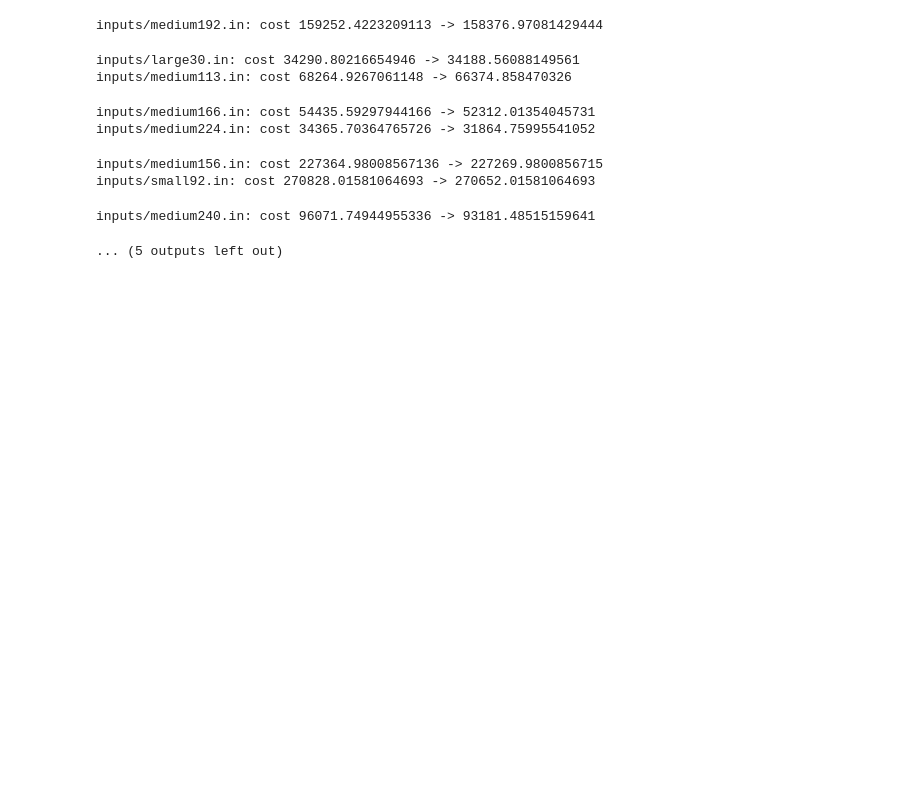
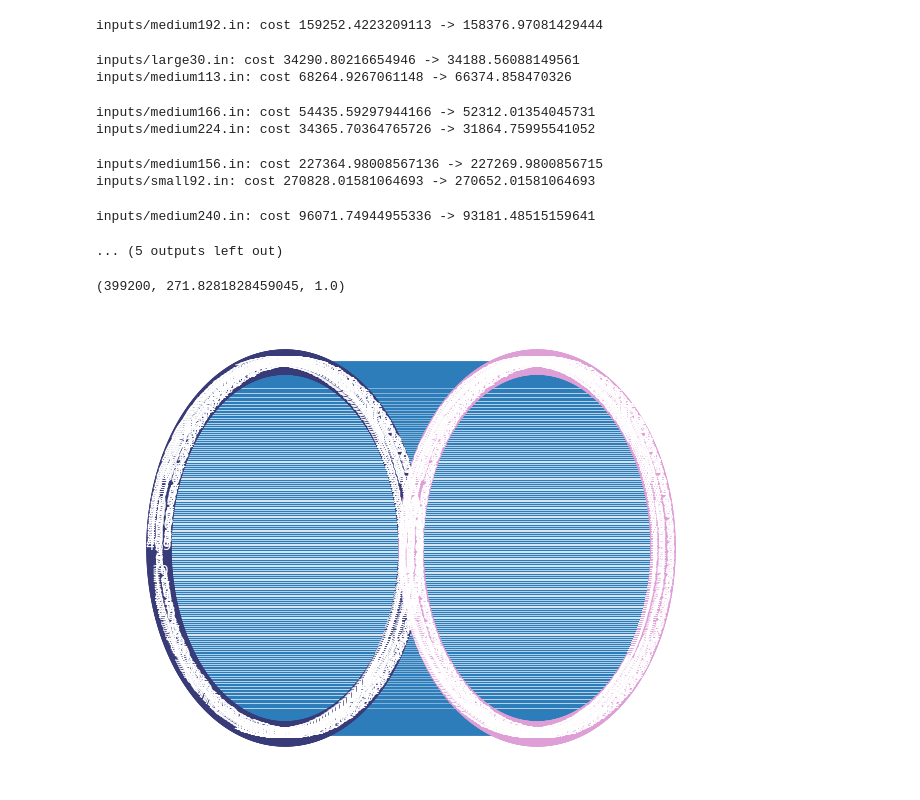
Before and after one commit to aayushg55/Penguin_Tournament, a Jupyter notebook: Naive Partitioning.ipynb, the cells around one changed output. Saved outputs shown, nothing was run; the diff lists cells and outputs as text; code cells hidden in the pictures; blank space fills up the shorter version.

```diff
--- a/Naive Partitioning.ipynb
+++ b/Naive Partitioning.ipynb
@@ -133,3 +133,24 @@ for file, cost_tar, k_tar in targets:
         sc = score(G)
         if sc < original_c:
             write(G,'inputs/'+file,str(Path('outputs') / f"{file[:-len('.in')]}.out"), file, score_first,k, True)
+# %%
+file = 'large216.in'
+G = read_input('inputs/'+file)
+out_dir = str(Path('outputs') / f"{file[:-len('.in')]}.out")
+in_dir = 'inputs/'+file
+df = pd.read_csv('best_scores.csv')
+r = df.index[df['name'] == file]
+original_c = float(df.loc[r, 'score'])
+
+for v in G.nodes:
+    if v < 500:
+        G.nodes[v]['team'] = 1
+    else:
+        G.nodes[v]['team'] = 2
+score(G, separated=True)
+# %% [output]
+(399200, 271.8281828459045, 1.0)
+# %%
+visualize(G)
+# %% [output]
+[figure, added]
```
Also changed, not shown: 3 other files.
